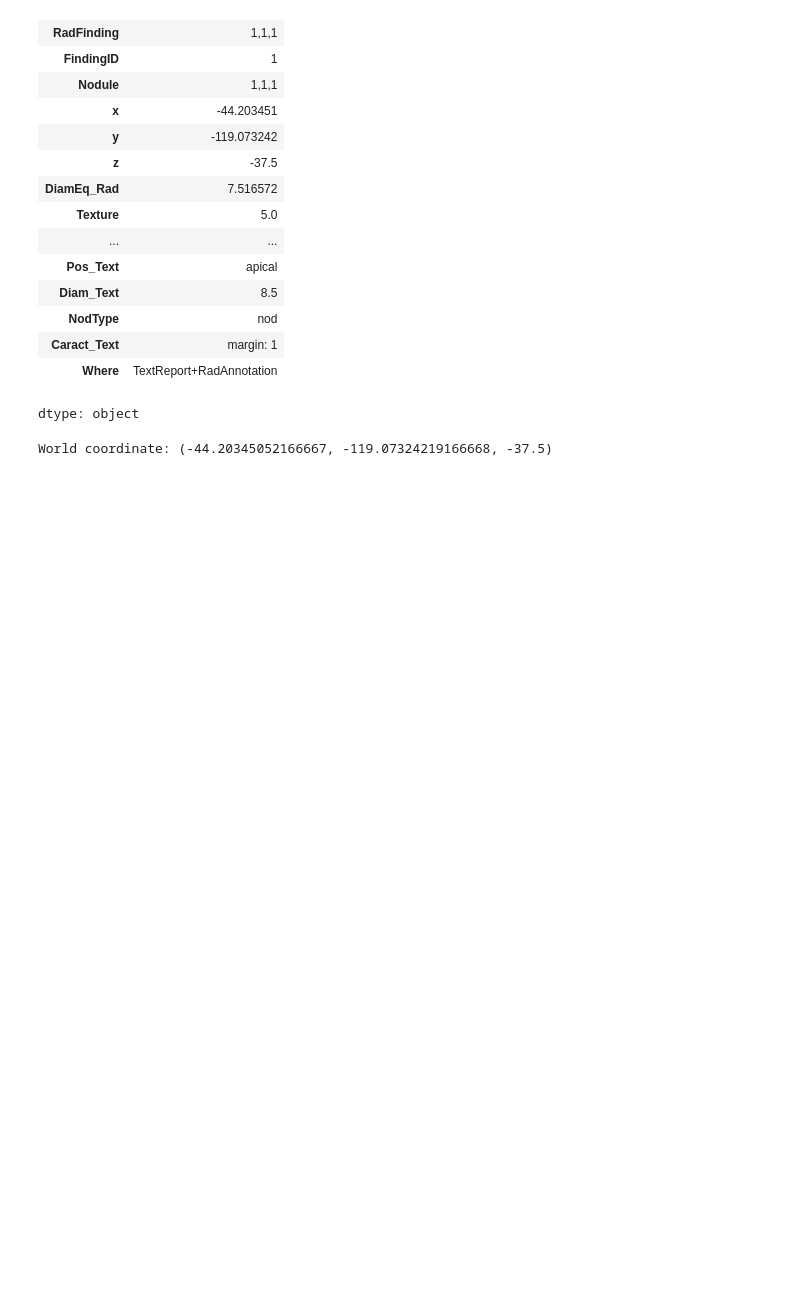
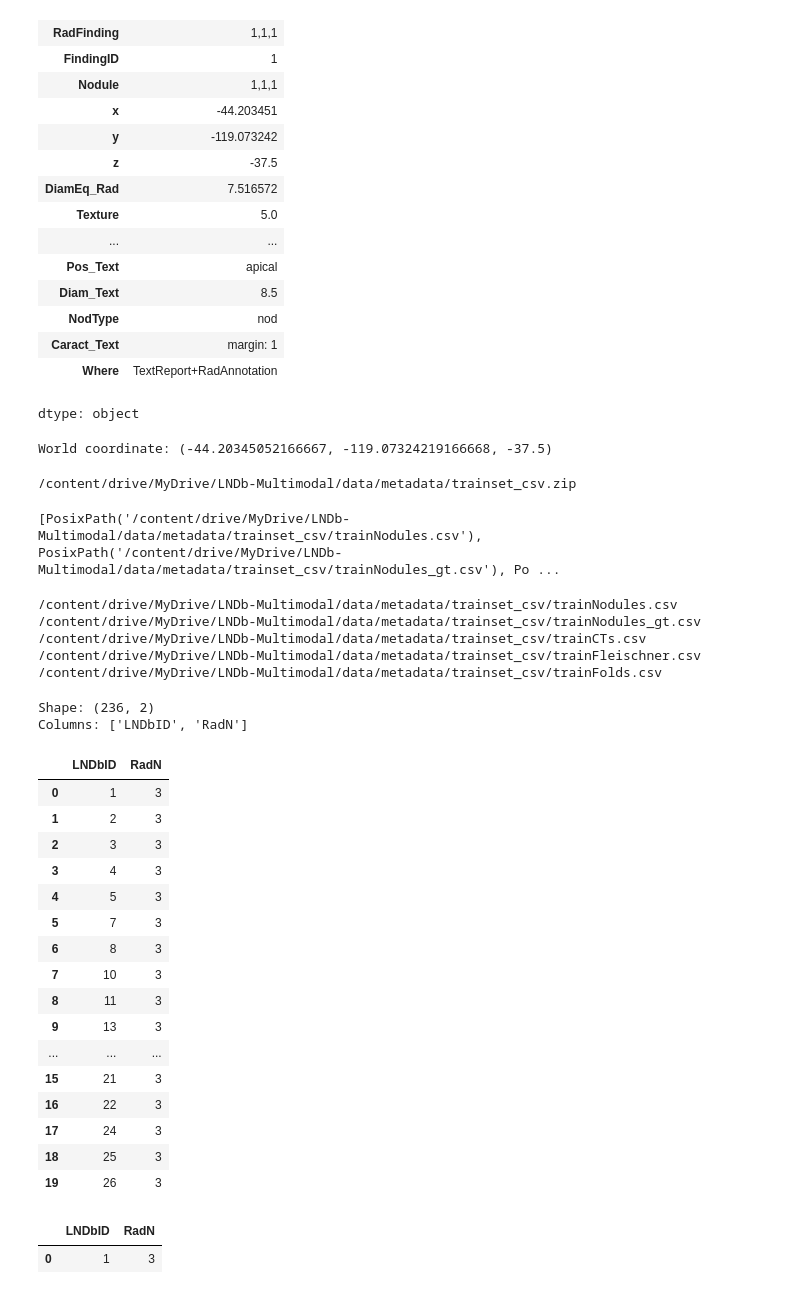
Before and after one commit to fawkes12345/LNDb-Multimodal, a Jupyter notebook: notebooks/01_ct_visualization.ipynb, the cells around one changed output. Drawn from its saved outputs; the diff is of its cells as text; code cells hidden in the pictures; blank space fills up the shorter version.

```diff
--- a/notebooks/01_ct_visualization.ipynb
+++ b/notebooks/01_ct_visualization.ipynb
@@ -87,3 +87,83 @@ world_coord = (
 print("World coordinate:", world_coord)
 # %% [output]
 World coordinate: (-44.20345052166667, -119.07324219166668, -37.5)
+# %%
+import requests
+
+url = (
+    "https://zenodo.org/records/8348419/files/"
+    "trainset_csv.zip"
+)
+
+target = METADATA_DIR / "trainset_csv.zip"
+
+r = requests.get(url)
+r.raise_for_status()
+
+with open(target, "wb") as f:
+    f.write(r.content)
+
+print(target)
+# %% [output]
+/content/drive/MyDrive/LNDb-Multimodal/data/metadata/trainset_csv.zip
+# %%
+import zipfile
+
+extract_dir = METADATA_DIR / "trainset_csv"
+
+with zipfile.ZipFile(target, "r") as z:
+    z.extractall(extract_dir)
+
+print(list(extract_dir.iterdir())[:20])
+# %% [output]
+[PosixPath('/content/drive/MyDrive/LNDb-Multimodal/data/metadata/trainset_csv/trainNodules.csv'), PosixPath('/content/drive/MyDrive/LNDb-Multimodal/data/metadata/trainset_csv/trainNodules_gt.csv'), Po ...
+# %%
+for p in extract_dir.rglob("*"):
+    if p.is_file():
+        print(p)
+# %% [output]
+/content/drive/MyDrive/LNDb-Multimodal/data/metadata/trainset_csv/trainNodules.csv
+/content/drive/MyDrive/LNDb-Multimodal/data/metadata/trainset_csv/trainNodules_gt.csv
+/content/drive/MyDrive/LNDb-Multimodal/data/metadata/trainset_csv/trainCTs.csv
+/content/drive/MyDrive/LNDb-Multimodal/data/metadata/trainset_csv/trainFleischner.csv
+/content/drive/MyDrive/LNDb-Multimodal/data/metadata/trainset_csv/trainFolds.csv
+# %%
+import pandas as pd
+
+train_cts = pd.read_csv(
+    "/content/drive/MyDrive/LNDb-Multimodal/data/metadata/trainset_csv/trainCTs.csv"
+)
+
+print("Shape:", train_cts.shape)
+print("Columns:", train_cts.columns.tolist())
+
+display(train_cts.head(20))
+# %% [output]
+Shape: (236, 2)
+Columns: ['LNDbID', 'RadN']
+|  | LNDbID | RadN |
+| 0 | 1 | 3 |
+| 1 | 2 | 3 |
+| 2 | 3 | 3 |
+| 3 | 4 | 3 |
+| 4 | 5 | 3 |
+| 5 | 7 | 3 |
+| 6 | 8 | 3 |
+| 7 | 10 | 3 |
+| 8 | 11 | 3 |
+| 9 | 13 | 3 |
+| ... | ... | ... |
+| 15 | 21 | 3 |
+| 16 | 22 | 3 |
+| 17 | 24 | 3 |
+| 18 | 25 | 3 |
+| 19 | 26 | 3 |
+# %%
+display(
+    train_cts[
+        train_cts["LNDbID"] == 1
+    ]
+)
+# %% [output]
+|  | LNDbID | RadN |
+| 0 | 1 | 3 |
```
Also changed, not shown: parts of 27 cells of this notebook.
